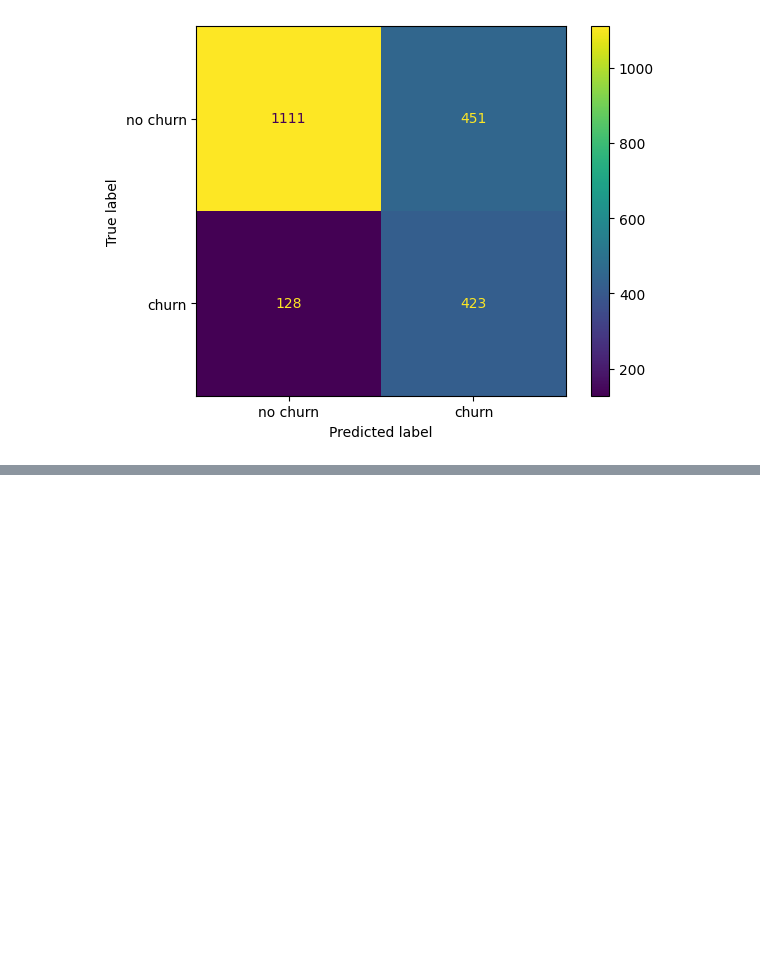
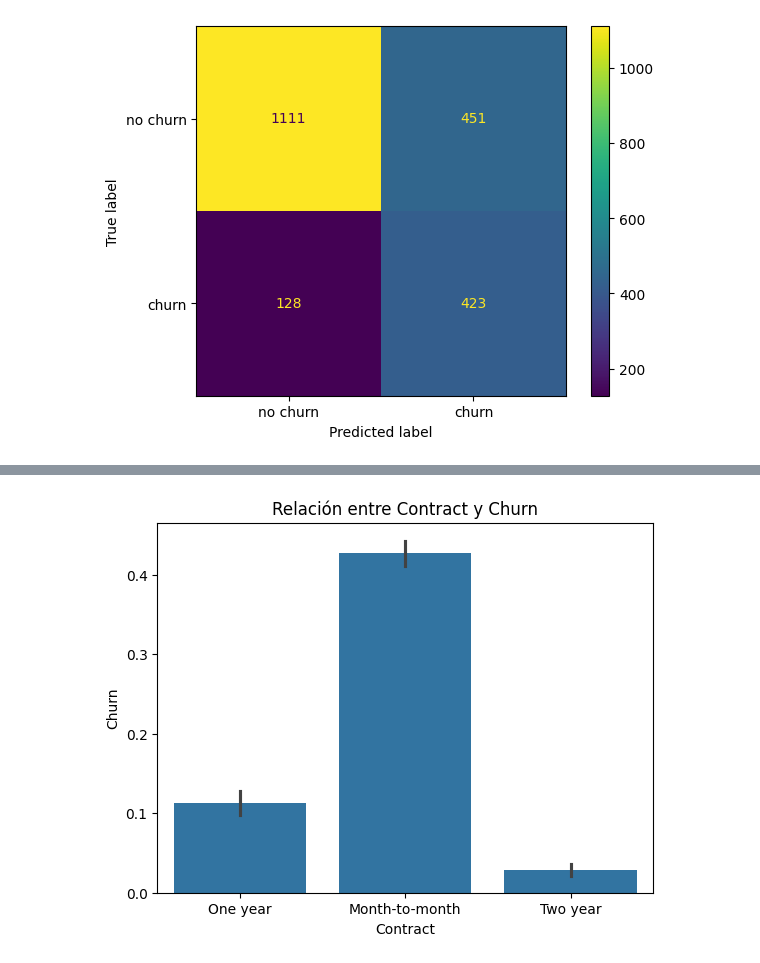
Before and after one commit to dialejo/Telecom_x2, a Jupyter notebook: Telecom_X2_Churn_prediccion.ipynb, the cells around one changed output, grey strips where cells are left out. Saved outputs shown, nothing was run; the diff lists cells and outputs as text; code cells hidden in the pictures; blank space fills up the shorter version.

```diff
--- a/Telecom_X2_Churn_prediccion.ipynb
+++ b/Telecom_X2_Churn_prediccion.ipynb
@@ -886,0 +983,2 @@ plt.show()
+# %%
+datos['Churn'] = datos['Churn'].map({'Yes': 1, 'No': 0})
@@ -886,0 +994,6 @@ plt.show()
+# %%
+sns.barplot(x='Contract', y='Churn', data=datos)
+plt.title('Relación entre Contract y Churn')
+plt.show()
+# %% [output]
+[figure, added]
```
Also changed, not shown: parts of 25 cells of this notebook.
